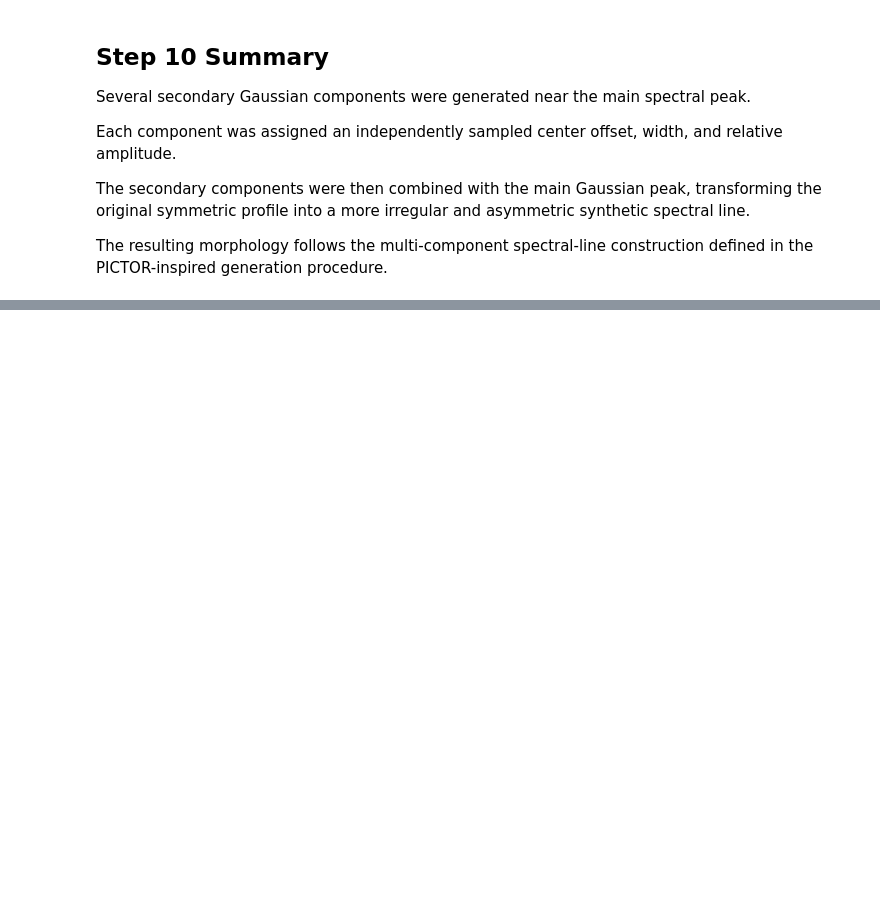
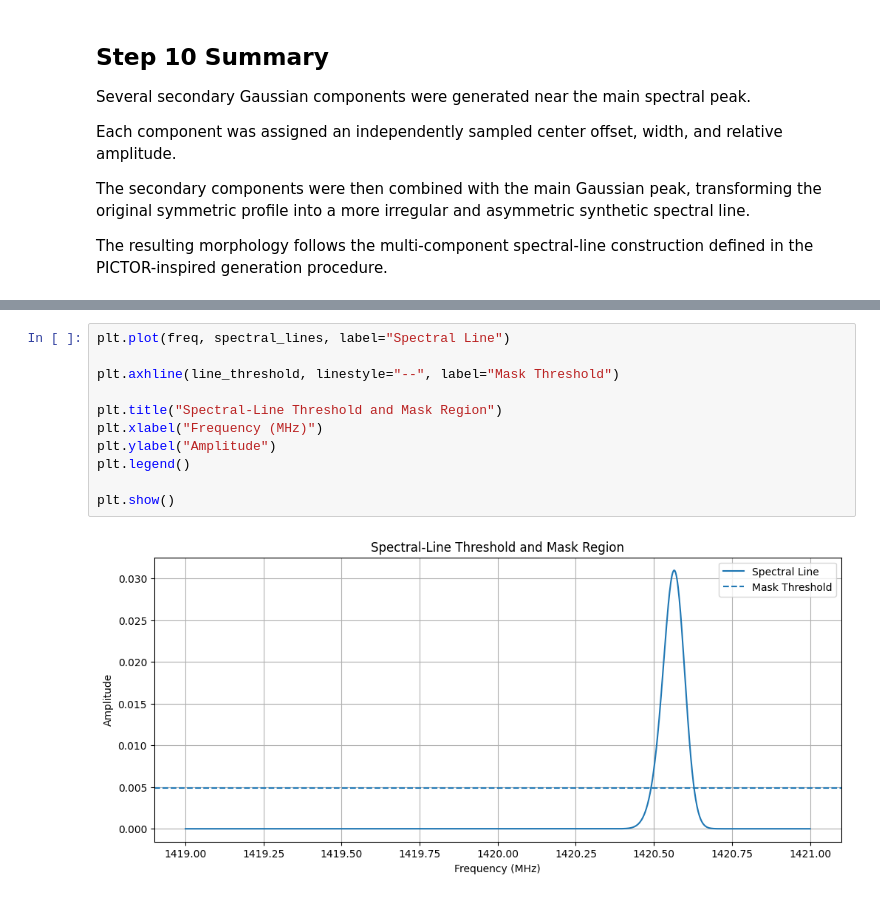
Before and after one commit to Astro-BEAM-AUTh/data-analysis, a Jupyter notebook: Background_Removal_using_NN.ipynb, the cells around one changed output, grey strips where cells are left out. Drawn from its saved outputs; the diff is of its cells as text; blank space fills up the shorter version.

```diff
--- a/Background_Removal_using_NN.ipynb
+++ b/Background_Removal_using_NN.ipynb
@@ -677,0 +724,13 @@ The resulting morphology follows the multi-component spectral-line construction
+# %%
+plt.plot(freq, spectral_lines, label="Spectral Line")
+
+plt.axhline(line_threshold, linestyle="--", label="Mask Threshold")
+
+plt.title("Spectral-Line Threshold and Mask Region")
+plt.xlabel("Frequency (MHz)")
+plt.ylabel("Amplitude")
+plt.legend()
+
+plt.show()
+# %% [output]
+[figure, added]
```
Also changed, not shown: parts of 15 cells of this notebook.
